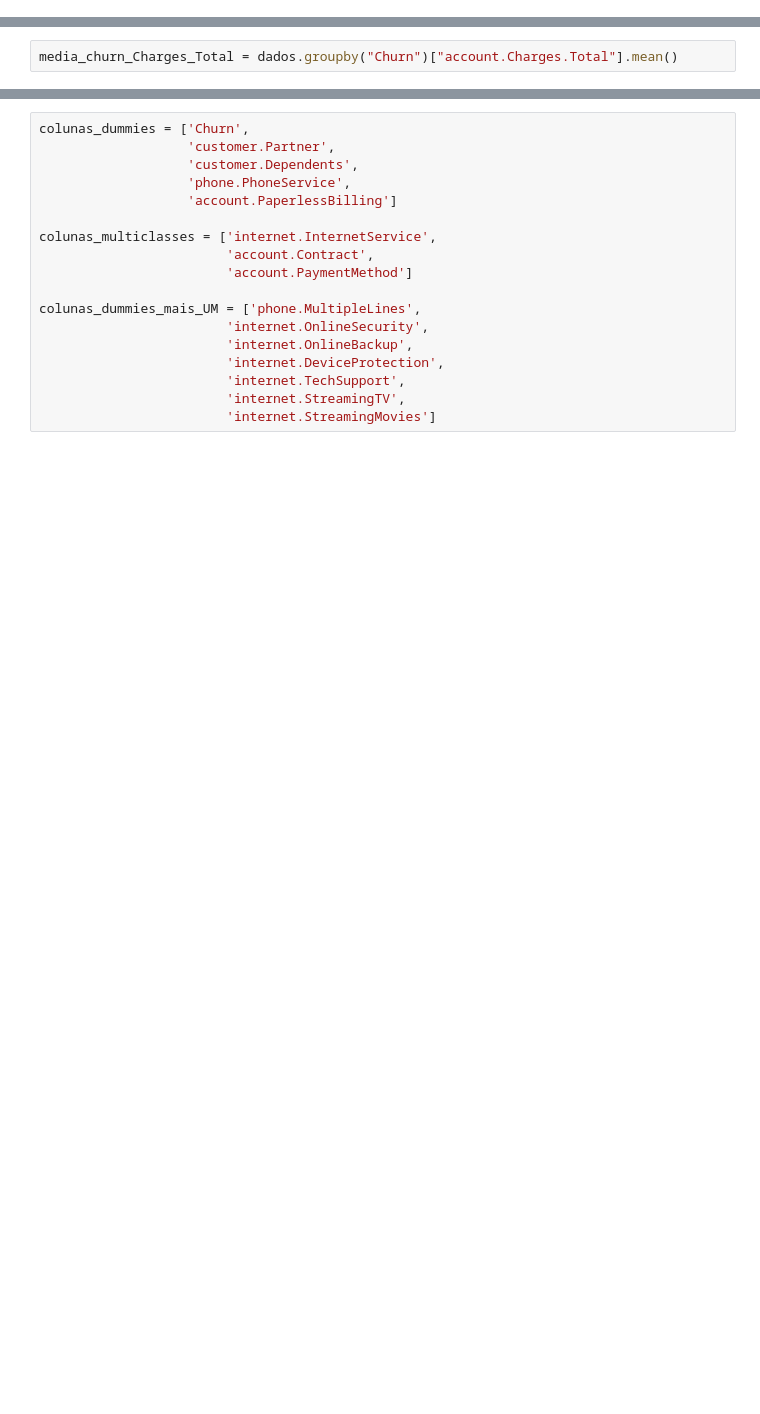
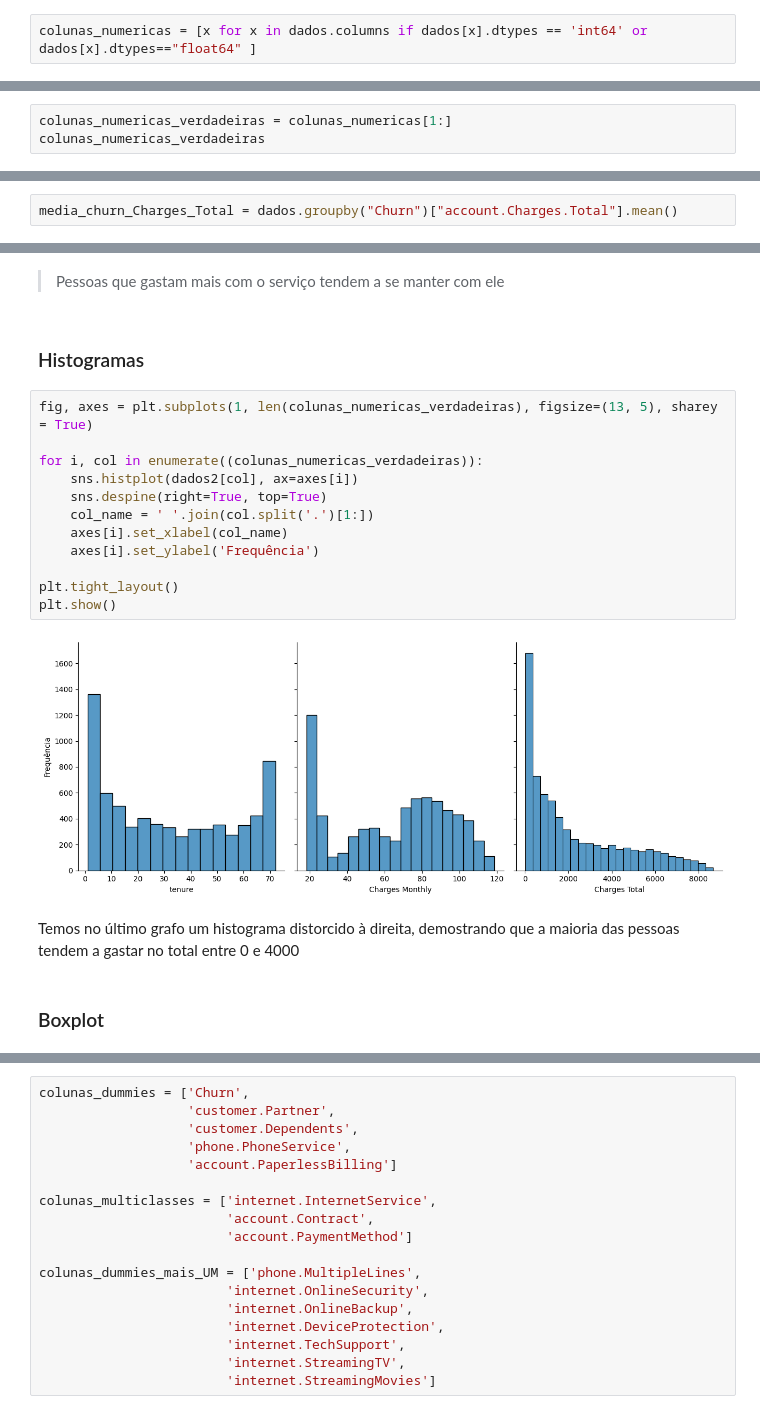
Before and after one commit to I-Am-Not-Lucas/Challange-Data-Science, a Jupyter notebook: Semana_1_EDA.ipynb, the cells around one changed output, grey strips where cells are left out. Drawn from its saved outputs; the diff is of its cells as text; blank space fills up the shorter version.

```diff
--- a/Semana_1_EDA.ipynb
+++ b/Semana_1_EDA.ipynb
@@ -195,6 +195,8 @@ dados['account.Charges.Total'] = pd.to_numeric(dados['account.Charges.Total'],
 dados['account.Charges.Total'].dtype
 # %% [output]
 dtype('float64')
+# %%
+colunas_numericas = [x for x in dados.columns if dados[x].dtypes == 'int64' or dados[x].dtypes=="float64" ]
 # %%
 one_year_median = dados.loc[dados["account.Contract"]== "One year"]
 one_year_median = one_year_median["customer.tenure"].median()
@@ -328,2 +327,5 @@ plt.show()
 # %% [markdown]
 ### Relação do churn com Variáveis numéricas
+# %%
+colunas_numericas_verdadeiras = colunas_numericas[1:]
+colunas_numericas_verdadeiras
@@ -340,0 +345,22 @@ plt.show()
+# %% [markdown]
+> Pessoas que gastam mais com o serviço tendem a se manter com ele
+# %% [markdown]
+### Histogramas
+# %%
+fig, axes = plt.subplots(1, len(colunas_numericas_verdadeiras), figsize=(13, 5), sharey = True)
+
+for i, col in enumerate((colunas_numericas_verdadeiras)):
+    sns.histplot(dados2[col], ax=axes[i])
+    sns.despine(right=True, top=True)
+    col_name = ' '.join(col.split('.')[1:])
+    axes[i].set_xlabel(col_name)
+    axes[i].set_ylabel('Frequência')
+
+plt.tight_layout()
+plt.show()
+# %% [output]
+[figure, added]
+# %% [markdown]
+Temos no último grafo um histograma distorcido à direita, demostrando que a maioria das pessoas tendem a gastar no total entre 0 e 4000
+# %% [markdown]
+### Boxplot
```
Also changed, not shown: parts of 17 cells of this notebook.
